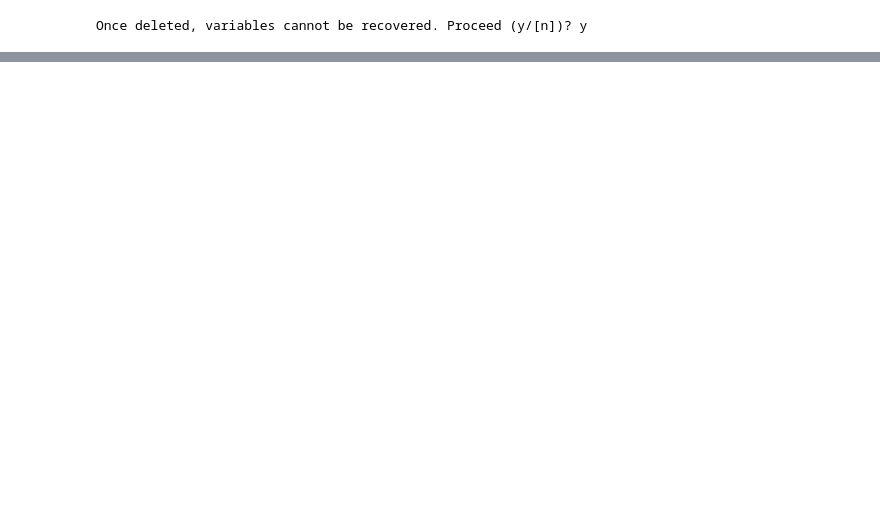
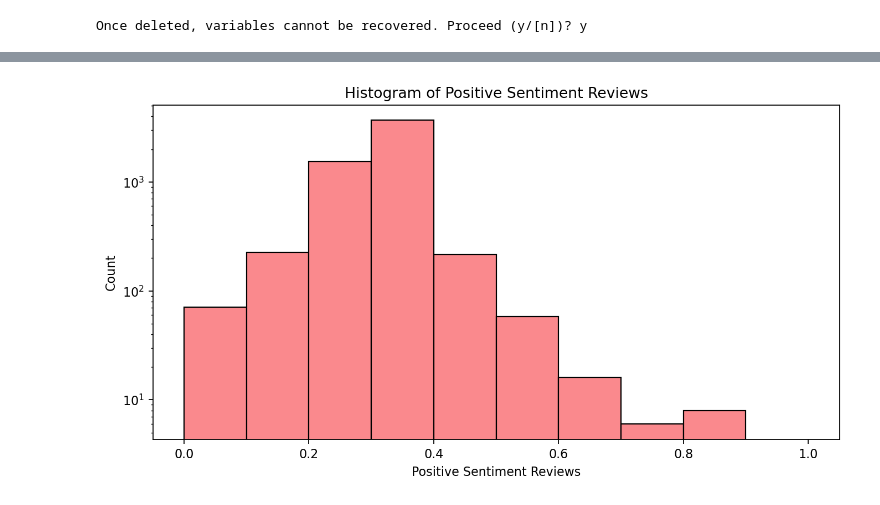
Before and after one commit to richardthkim/airbnb_demo, a Jupyter notebook: Airbnb.ipynb, the cells around one changed output, grey strips where cells are left out. Saved outputs shown, nothing was run; the diff lists cells and outputs as text; code cells hidden in the pictures; blank space fills up the shorter version.

```diff
--- a/Airbnb.ipynb
+++ b/Airbnb.ipynb
@@ -217,0 +526,15 @@ listing_id
+# %%
+plt.figure(figsize=(10, 5), dpi = 160)
+
+plt.hist(x = X.comments_sentiment_pos, color = '#fa898d', edgecolor = 'black', log = True, range = (0, 1))
+
+plt.xlabel('Positive Sentiment Reviews')
+plt.ylabel('Count')
+plt.title('Histogram of Positive Sentiment Reviews')
+
+plt.show()
+
+
+#bins = 16, range = (0, 3000), log = True,
+# %% [output]
+[figure, added]
```
Also changed, not shown: parts of 49 cells of this notebook.
